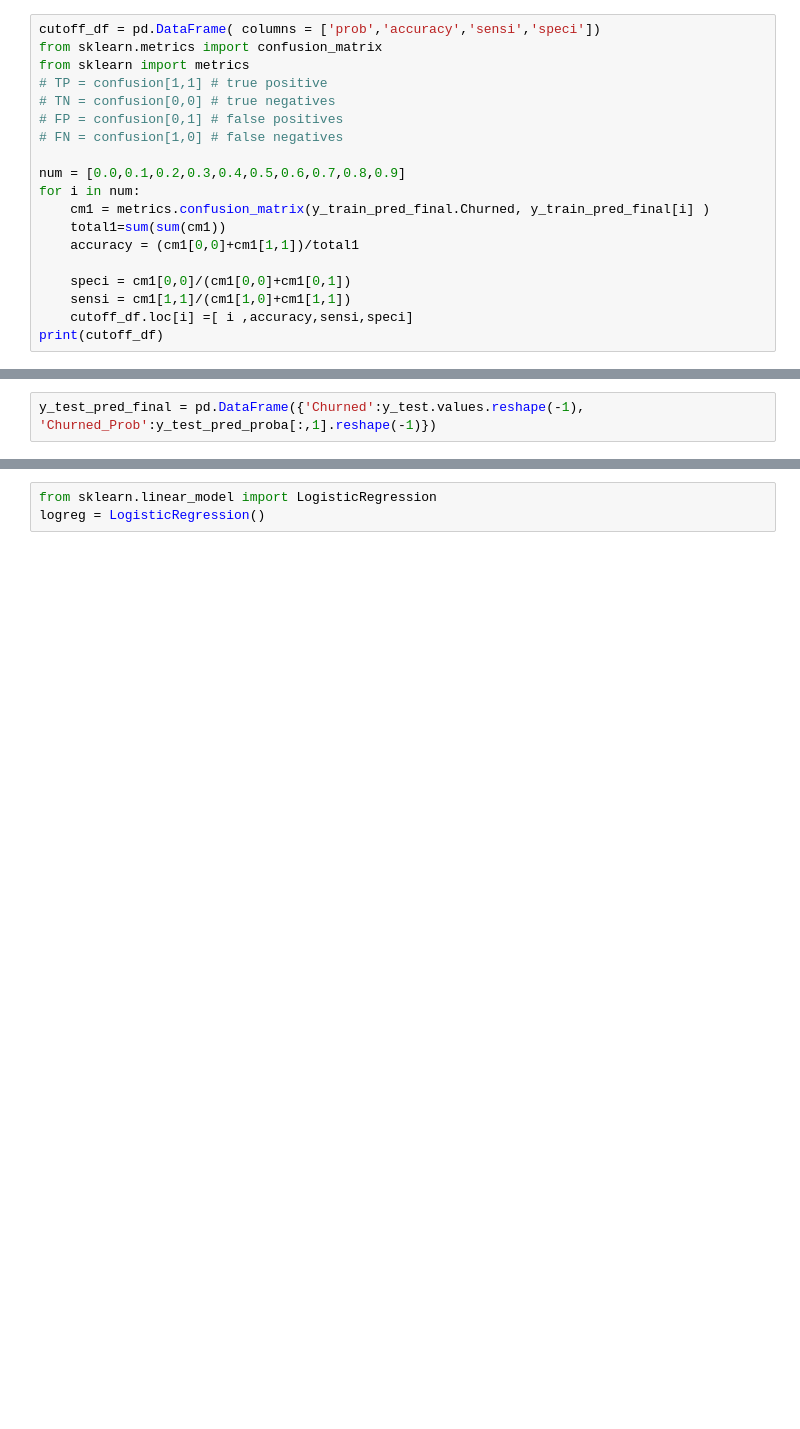
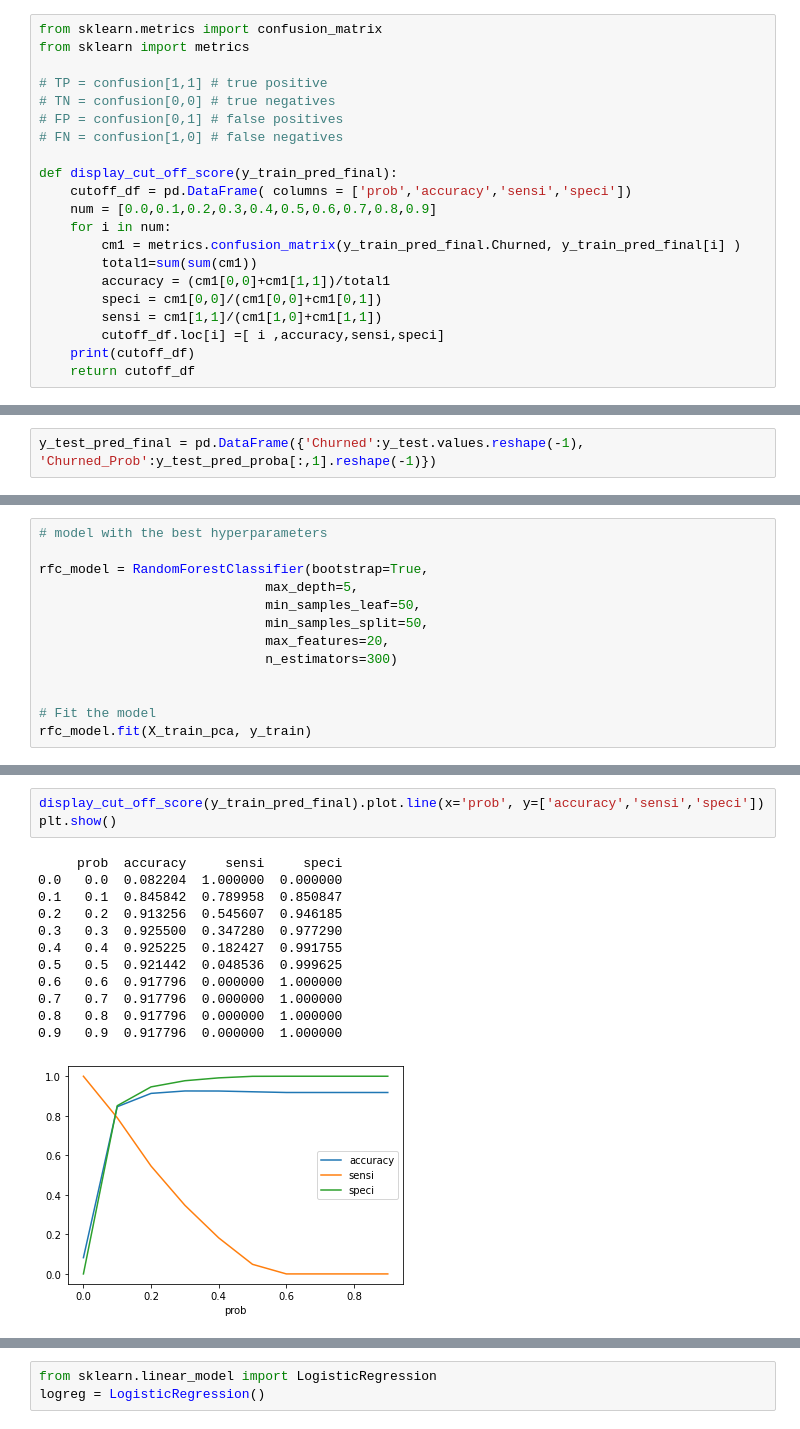
Before and after one commit to vighu0710/TelecomChurnPrediction, a Jupyter notebook: Telecom churn prediction.ipynb, the cells around one changed output, grey strips where cells are left out. Saved outputs shown, nothing was run; the diff lists cells and outputs as text; blank space fills up the shorter version.

Commit message:
Formatting modelling part 1

```diff
--- a/Telecom churn prediction.ipynb
+++ b/Telecom churn prediction.ipynb
@@ -1901,19 +1907,21 @@ y_train_pred_final.head()
 # %%
-cutoff_df = pd.DataFrame( columns = ['prob','accuracy','sensi','speci'])
 from sklearn.metrics import confusion_matrix
 from sklearn import metrics
+
 # TP = confusion[1,1] # true positive
 # TN = confusion[0,0] # true negatives
 # FP = confusion[0,1] # false positives
 # FN = confusion[1,0] # false negatives
 
-num = [0.0,0.1,0.2,0.3,0.4,0.5,0.6,0.7,0.8,0.9]
-for i in num:
-    cm1 = metrics.confusion_matrix(y_train_pred_final.Churned, y_train_pred_final[i] )
-    total1=sum(sum(cm1))
-    accuracy = (cm1[0,0]+cm1[1,1])/total1
-
-    speci = cm1[0,0]/(cm1[0,0]+cm1[0,1])
-    sensi = cm1[1,1]/(cm1[1,0]+cm1[1,1])
-    cutoff_df.loc[i] =[ i ,accuracy,sensi,speci]
-print(cutoff_df)
+def display_cut_off_score(y_train_pred_final):
+    cutoff_df = pd.DataFrame( columns = ['prob','accuracy','sensi','speci'])
+    num = [0.0,0.1,0.2,0.3,0.4,0.5,0.6,0.7,0.8,0.9]
+    for i in num:
+        cm1 = metrics.confusion_matrix(y_train_pred_final.Churned, y_train_pred_final[i] )
+        total1=sum(sum(cm1))
+        accuracy = (cm1[0,0]+cm1[1,1])/total1
+        speci = cm1[0,0]/(cm1[0,0]+cm1[0,1])
+        sensi = cm1[1,1]/(cm1[1,0]+cm1[1,1])
+        cutoff_df.loc[i] =[ i ,accuracy,sensi,speci]
+    print(cutoff_df)
+    return cutoff_df
@@ -2552,0 +2213,13 @@ Specificity:- 0.8498861446838325
+# %%
+# model with the best hyperparameters
+
+rfc_model = RandomForestClassifier(bootstrap=True,
+                             max_depth=5,
+                             min_samples_leaf=50,
+                             min_samples_split=50,
+                             max_features=20,
+                             n_estimators=300)
+
+
+# Fit the model
+rfc_model.fit(X_train_pca, y_train)
@@ -2552,0 +2259,16 @@ Specificity:- 0.8498861446838325
+# %%
+display_cut_off_score(y_train_pred_final).plot.line(x='prob', y=['accuracy','sensi','speci'])
+plt.show()
+# %% [output]
+     prob  accuracy     sensi     speci
+0.0   0.0  0.082204  1.000000  0.000000
+0.1   0.1  0.845842  0.789958  0.850847
+0.2   0.2  0.913256  0.545607  0.946185
+0.3   0.3  0.925500  0.347280  0.977290
+0.4   0.4  0.925225  0.182427  0.991755
+0.5   0.5  0.921442  0.048536  0.999625
+0.6   0.6  0.917796  0.000000  1.000000
+0.7   0.7  0.917796  0.000000  1.000000
+0.8   0.8  0.917796  0.000000  1.000000
+0.9   0.9  0.917796  0.000000  1.000000
+[figure, added]
```
Also changed, not shown: parts of 141 cells of this notebook.
